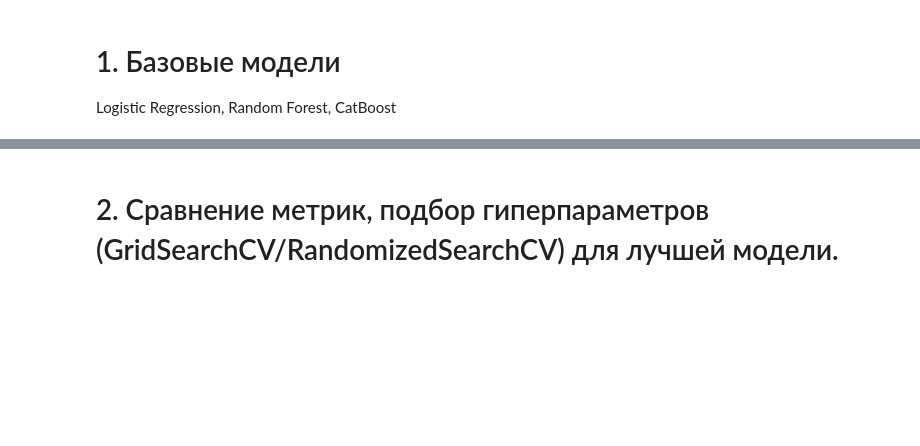
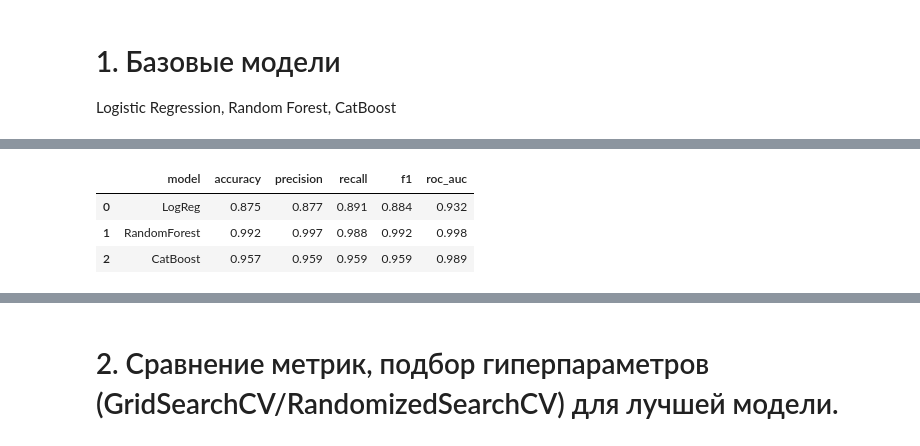
Before and after one commit to Uvarov-IB22-1/heart_project, a Jupyter notebook: notebooks/models.ipynb, the cells around one changed output, grey strips where cells are left out. Cells and saved outputs as stored; diff of their text form; code cells hidden in the pictures; blank space fills up the shorter version.

```diff
--- a/notebooks/models.ipynb
+++ b/notebooks/models.ipynb
@@ -56,3 +63,32 @@ print(X_train.shape, X_test.shape)
+# %%
+models = {
+    'LogReg': LogisticRegression(max_iter=1000, random_state=42),
+    'RandomForest': RandomForestClassifier(n_estimators=100, random_state=42),
+    'CatBoost': CatBoostClassifier(iterations=200, depth=4, learning_rate=0.1,
+                                   random_seed=42, verbose=False),
+}
+
+rows = []
+for name, model in models.items():
+    model.fit(X_train, y_train)
+    pred = model.predict(X_test)
+    proba = model.predict_proba(X_test)[:, 1]
+    rows.append({
+        'model': name,
+        'accuracy': accuracy_score(y_test, pred),
+        'precision': precision_score(y_test, pred),
+        'recall': recall_score(y_test, pred),
+        'f1': f1_score(y_test, pred),
+        'roc_auc': roc_auc_score(y_test, proba),
+    })
+
+test_df = pd.DataFrame(rows).round(3)
+test_df
+# %% [output]
+|  | model | accuracy | precision | recall | f1 | roc_auc |
+| 0 | LogReg | 0.875 | 0.877 | 0.891 | 0.884 | 0.932 |
+| 1 | RandomForest | 0.992 | 0.997 | 0.988 | 0.992 | 0.998 |
+| 2 | CatBoost | 0.957 | 0.959 | 0.959 | 0.959 | 0.989 |
 # %%
 models = {
     'LogReg': LogisticRegression(max_iter=1000, random_state=42),
```
Also changed, not shown: parts of 14 cells of this notebook, 9 other files.
